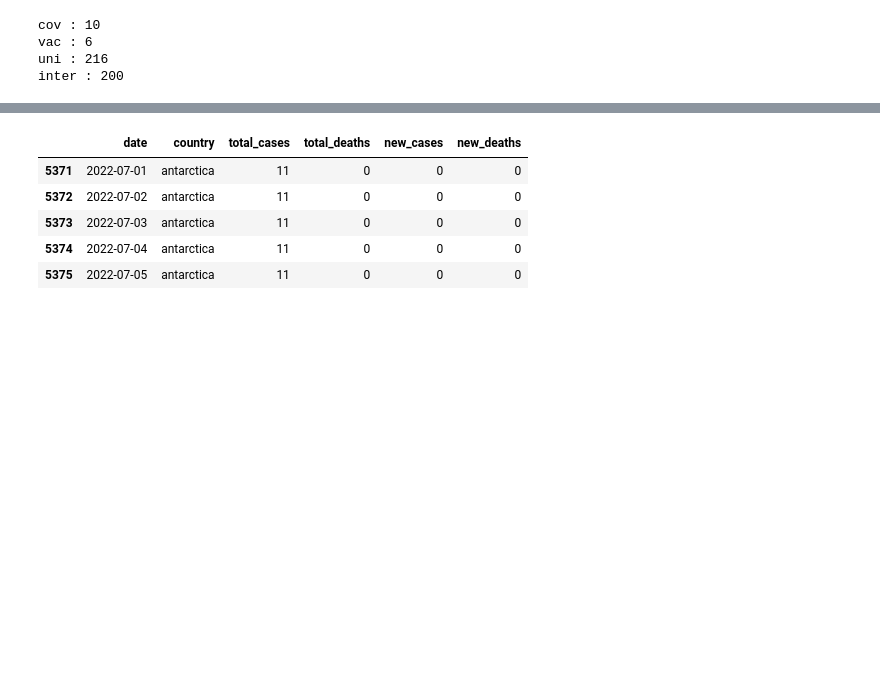
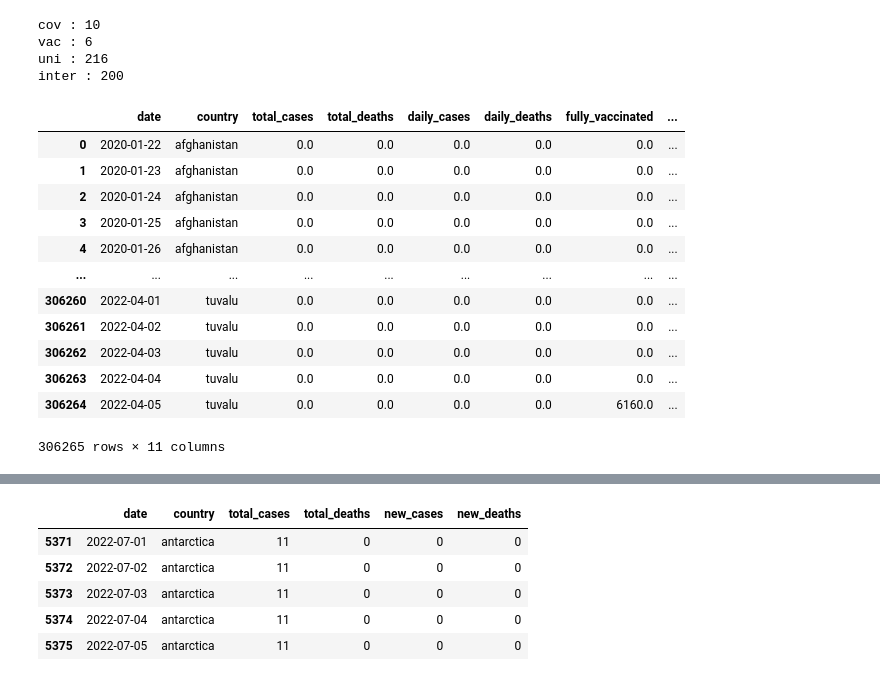
Before and after one commit to Akashkunwar/dscodes, a Jupyter notebook: cases_vaccination.ipynb, the cells around one changed output, grey strips where cells are left out. Cells and saved outputs as stored; diff of their text form; code cells hidden in the pictures; blank space fills up the shorter version.

```diff
--- a/cases_vaccination.ipynb
+++ b/cases_vaccination.ipynb
@@ -316,3 +321,19 @@ cov : 10
 vac : 6
 uni : 216
 inter : 200
+# %%
+df
+# %% [output]
+|  | date | country | total_cases | total_deaths | daily_cases | daily_deaths | fully_vaccinated | ... |
+| 0 | 2020-01-22 | afghanistan | 0.0 | 0.0 | 0.0 | 0.0 | 0.0 | ... |
+| 1 | 2020-01-23 | afghanistan | 0.0 | 0.0 | 0.0 | 0.0 | 0.0 | ... |
+| 2 | 2020-01-24 | afghanistan | 0.0 | 0.0 | 0.0 | 0.0 | 0.0 | ... |
+| 3 | 2020-01-25 | afghanistan | 0.0 | 0.0 | 0.0 | 0.0 | 0.0 | ... |
+| 4 | 2020-01-26 | afghanistan | 0.0 | 0.0 | 0.0 | 0.0 | 0.0 | ... |
+| ... | ... | ... | ... | ... | ... | ... | ... | ... |
+| 306260 | 2022-04-01 | tuvalu | 0.0 | 0.0 | 0.0 | 0.0 | 0.0 | ... |
+| 306261 | 2022-04-02 | tuvalu | 0.0 | 0.0 | 0.0 | 0.0 | 0.0 | ... |
+| 306262 | 2022-04-03 | tuvalu | 0.0 | 0.0 | 0.0 | 0.0 | 0.0 | ... |
+| 306263 | 2022-04-04 | tuvalu | 0.0 | 0.0 | 0.0 | 0.0 | 0.0 | ... |
+| 306264 | 2022-04-05 | tuvalu | 0.0 | 0.0 | 0.0 | 0.0 | 6160.0 | ... |
+306265 rows × 11 columns
```
Also changed, not shown: parts of 6 cells of this notebook.
